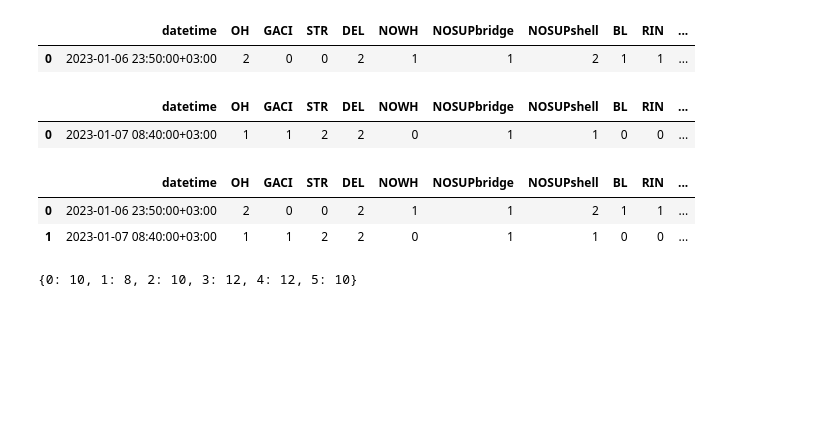
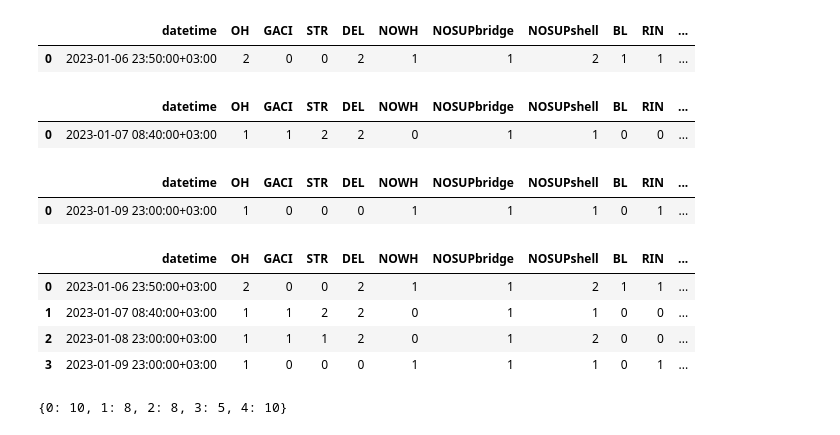
Before and after one commit to ksetdekov/optuna_4_prusa_slicer, a Jupyter notebook: optimization.ipynb, the cells around one changed output. Cells and saved outputs as stored; diff of their text form; code cells hidden in the pictures; blank space fills up the shorter version.

```diff
--- a/optimization.ipynb
+++ b/optimization.ipynb
@@ -48,17 +48,60 @@ added
 # %% [output]
 |  | datetime | OH | GACI | STR | DEL | NOWH | NOSUPbridge | NOSUPshell | BL | RIN | ... |
 | 0 | 2023-01-07 08:40:00+03:00 | 1 | 1 | 2 | 2 | 0 | 1 | 1 | 0 | 0 | ... |
+# %%
+added2 = pd.DataFrame({'datetime': pd.Timestamp('2023-01-08 23:00', tz='Europe/Moscow'),
+                       'OH': 1, 'GACI': 1, 'STR': 1, 'DEL': 2, 'NOWH': 0, 'NOSUPbridge': 1,
+                       'NOSUPshell': 2, 'BL': 0, 'RIN': 0}, index=[0])
+added2['AQI'] = added2[['OH', 'GACI', 'STR', 'DEL', 'NOWH', 'NOSUPbridge',
+                       'NOSUPshell', 'BL', 'RIN']].sum(axis=1)
+df_settings = pd.DataFrame({'first_layer_height': 0.4634382012372382,
+                            'perimeters': 2,
+                            'top_solid_layers': 2,
+                            'bottom_solid_layers': 1,
+                            'fuzzu_skin': 'External perimeters',
+                            'fuzzu_skin_thickness': 0.023785199534818165,
+                            'fill_pattern': 'Gyroid',
+                            'ironing': 'False',
+                            'brim_width': 1,
+                            'extrusion_default': 0.4678611073806569,
+                            'firts_layer_extrusion_width': 1.5796617040293035,
+                            'perimeter_extrusion_width': 0.37046688576556513,
+                            'external_perimeter_extrusion_width': 0.4328111975639137,
+                            'infill_extrusion_width': 0.48888003154554904,
+                            'solid_infill_extrusion_width': 0.5035448173817256,
+                            'top_infill_extrusion_width': 0.41248836473652184,
+                            'bridge_flow_ratio': 1.0071792811831024,
+                            'elephant_foot_compensation': 0.3318973226098944,
+                            'flow_multiplier': 1.0029778224116617,
+                            'temperature': 218.89189511981627}, index=[0])
+added2 = added2.join(df_settings)
+added2
+
+added3 = pd.DataFrame({'datetime': pd.Timestamp('2023-01-09 23:00', tz='Europe/Moscow'),
+                       'OH': 1, 'GACI': 0, 'STR': 0, 'DEL': 0, 'NOWH': 1, 'NOSUPbridge': 1,
+                       'NOSUPshell': 1, 'BL': 0, 'RIN': 1}, index=[0])
+added3['AQI'] = added3[['OH', 'GACI', 'STR', 'DEL', 'NOWH', 'NOSUPbridge',
+                       'NOSUPshell', 'BL', 'RIN']].sum(axis=1)
+df_settings = pd.DataFrame({'first_layer_height': 0.3346220162007972, 'perimeters': 4, 'top_solid_layers': 1, 'bottom_solid_layers': 1, 'fuzzu_skin': 'off', 'fuzzu_skin_thickness': 0.019679985420594074, 'fill_pattern': 'Adaptive cubic', 'ironing': 'True', 'brim_width': 6, 'extrusion_default': 0.4747344414111218, 'firts_layer_extrusion_width': 1.651319407638272, 'perimeter_extrusion_width': 0.4197796683955685, 'external_perimeter_extrusion_width': 0.4039855783530052, 'infill_extrusion_width': 0.5291772436392134, 'solid_infill_extrusion_width': 0.5070227974678237, 'top_infill_extrusion_width': 0.6412100117870965, 'bridge_flow_ratio': 1.0326882995636897, 'elephant_foot_compensation': 0.3108478601045609, 'flow_multiplier': 0.922949194590675, 'temperature': 218.98978517414142}, index=[0])
+added3 = added3.join(df_settings)
+added3
+# %% [output]
+|  | datetime | OH | GACI | STR | DEL | NOWH | NOSUPbridge | NOSUPshell | BL | RIN | ... |
+| 0 | 2023-01-09 23:00:00+03:00 | 1 | 0 | 0 | 0 | 1 | 1 | 1 | 0 | 1 | ... |
 # %%
-pd.concat([results,added], ignore_index=True)
+results = pd.concat([results,added, added2, added3], ignore_index=True)
+results
 # %% [output]
 |  | datetime | OH | GACI | STR | DEL | NOWH | NOSUPbridge | NOSUPshell | BL | RIN | ... |
 | 0 | 2023-01-06 23:50:00+03:00 | 2 | 0 | 0 | 2 | 1 | 1 | 2 | 1 | 1 | ... |
 | 1 | 2023-01-07 08:40:00+03:00 | 1 | 1 | 2 | 2 | 0 | 1 | 1 | 0 | 0 | ... |
+| 2 | 2023-01-08 23:00:00+03:00 | 1 | 1 | 1 | 2 | 0 | 1 | 2 | 0 | 0 | ... |
+| 3 | 2023-01-09 23:00:00+03:00 | 1 | 0 | 0 | 0 | 1 | 1 | 1 | 0 | 1 | ... |
 # %%
-score_dict = {0:10, 1:8, 2:10, 3:12, 4:12, 5:10}
+score_dict = {0:10, 1:8, 2:8, 3:5, 4:10}
 score_dict
 # %% [output]
-{0: 10, 1: 8, 2: 10, 3: 12, 4: 12, 5: 10}
+{0: 10, 1: 8, 2: 8, 3: 5, 4: 10}
 # %%
 
 
```
Also changed, not shown: parts of 3 cells of this notebook, 1 other file.
